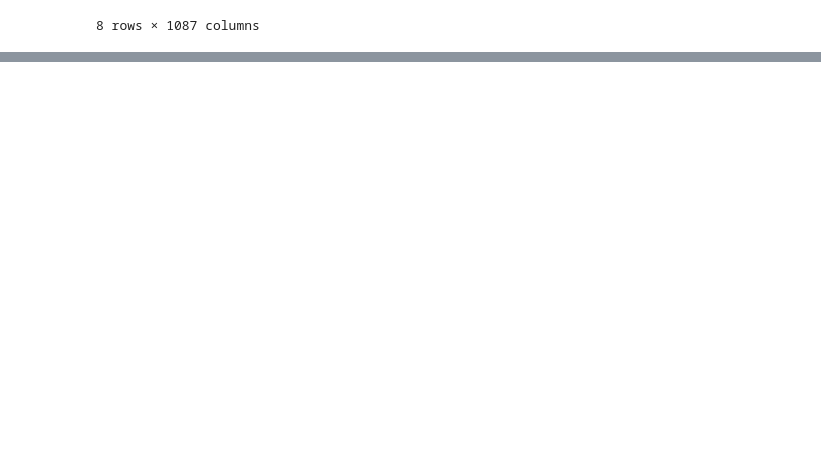
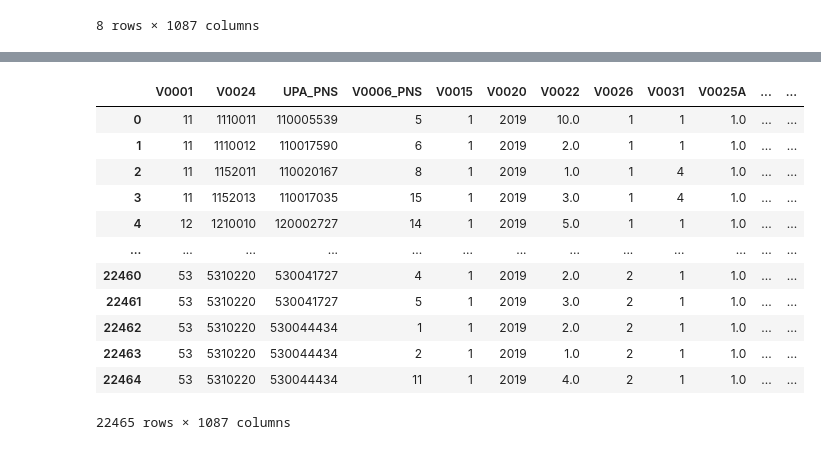
Before and after one commit to ThiagoVenturim/studying_python_data, a Jupyter notebook: pns2019/teste.ipynb, the cells around one changed output, grey strips where cells are left out. Cells and saved outputs as stored; diff of their text form; code cells hidden in the pictures; blank space fills up the shorter version.

```diff
--- a/pns2019/teste.ipynb
+++ b/pns2019/teste.ipynb
@@ -43,3 +44,6 @@ df.describe()
 | 75% | 35.000000 | 3.521020e+06 | 3.503672e+08 | 11.000000 | 1.000000 | 2019.0 | 5.000000 | 1.000000 | 4.000000 | 1.000000 | ... | ... |
 | max | 53.000000 | 5.310220e+06 | 5.300511e+08 | 18.000000 | 12.000000 | 2019.0 | 23.000000 | 2.000000 | 4.000000 | 9.000000 | ... | ... |
 8 rows × 1087 columns
+# %%
+# Selecionar apenas pessoas com toc e entre 30 e 60
+df_toc = df[(df["Q11009"] == 1) & (df["C008"] > 30) & (df["C008"] <= 60)]
@@ -45,0 +67,24 @@ df.describe()
+# %%
+
+cols = ["Q00201","Q03001","Q060","Q06306","Q068",
+        "Q074","Q079","Q088","Q092","Q11006","Q11604","Q120","Q128"]
+
+df_bem = df[df[cols].eq(2).all(axis=1)]
+df_bem = df_bem[(df_bem["C008"] > 30) & (df_bem["C008"] <= 60)]
+# %%
+df = pd.concat([df_toc, df_bem], ignore_index=True)
+df
+# %% [output]
+|  | V0001 | V0024 | UPA_PNS | V0006_PNS | V0015 | V0020 | V0022 | V0026 | V0031 | V0025A | ... | ... |
+| 0 | 11 | 1110011 | 110005539 | 5 | 1 | 2019 | 10.0 | 1 | 1 | 1.0 | ... | ... |
+| 1 | 11 | 1110012 | 110017590 | 6 | 1 | 2019 | 2.0 | 1 | 1 | 1.0 | ... | ... |
+| 2 | 11 | 1152011 | 110020167 | 8 | 1 | 2019 | 1.0 | 1 | 4 | 1.0 | ... | ... |
+| 3 | 11 | 1152013 | 110017035 | 15 | 1 | 2019 | 3.0 | 1 | 4 | 1.0 | ... | ... |
+| 4 | 12 | 1210010 | 120002727 | 14 | 1 | 2019 | 5.0 | 1 | 1 | 1.0 | ... | ... |
+| ... | ... | ... | ... | ... | ... | ... | ... | ... | ... | ... | ... | ... |
+| 22460 | 53 | 5310220 | 530041727 | 4 | 1 | 2019 | 2.0 | 2 | 1 | 1.0 | ... | ... |
+| 22461 | 53 | 5310220 | 530041727 | 5 | 1 | 2019 | 3.0 | 2 | 1 | 1.0 | ... | ... |
+| 22462 | 53 | 5310220 | 530044434 | 1 | 1 | 2019 | 2.0 | 2 | 1 | 1.0 | ... | ... |
+| 22463 | 53 | 5310220 | 530044434 | 2 | 1 | 2019 | 1.0 | 2 | 1 | 1.0 | ... | ... |
+| 22464 | 53 | 5310220 | 530044434 | 11 | 1 | 2019 | 4.0 | 2 | 1 | 1.0 | ... | ... |
+22465 rows × 1087 columns
```
Also changed, not shown: parts of 3 cells of this notebook, 4 other files.
